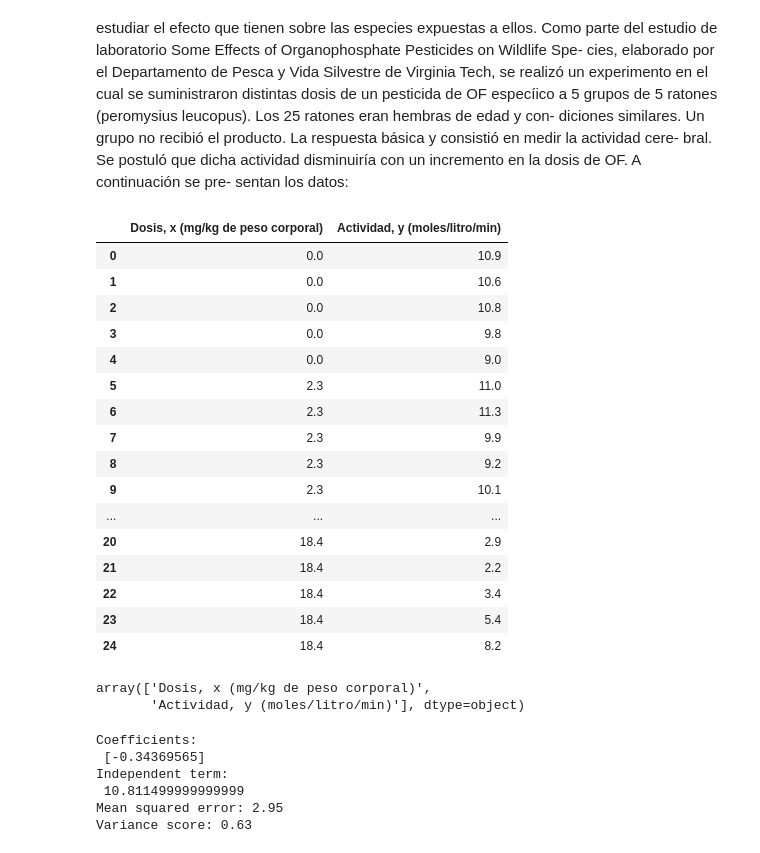
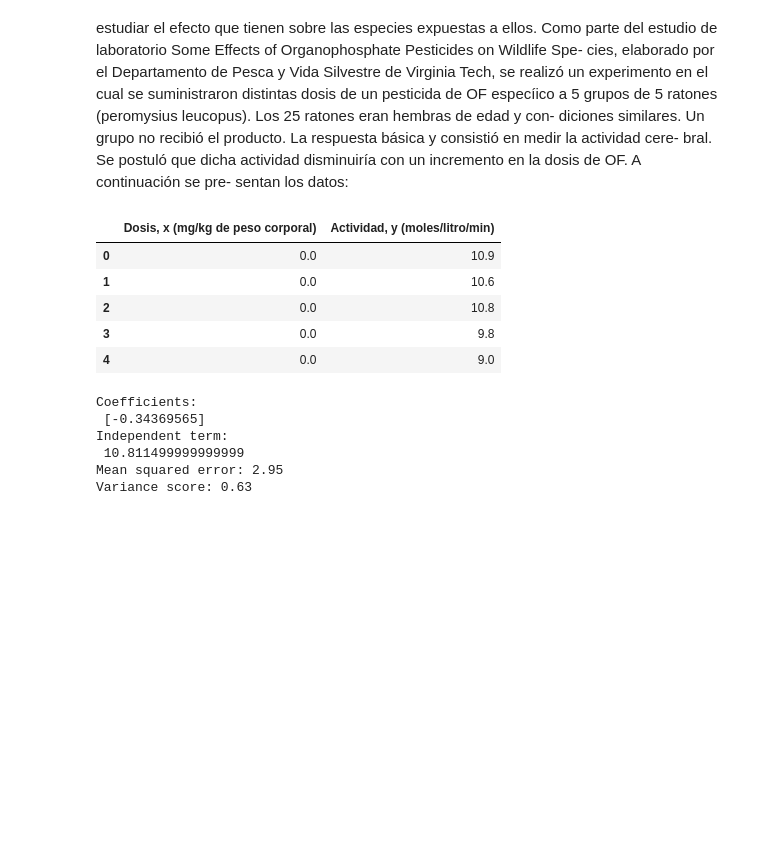
Before and after one commit to papagala/DataScienceMastersDegree, a Jupyter notebook: statistics/notebooks/3-1.ipynb, the cells around one changed output. Cells and saved outputs as stored; diff of their text form; code cells hidden in the pictures; blank space fills up the shorter version.

```diff
--- a/statistics/notebooks/3-1.ipynb
+++ b/statistics/notebooks/3-1.ipynb
@@ -221,30 +221,14 @@ Text(0.5, 1.0, 'Residual plot')
 En los pesticidas se utilizan compuestos de or- ganofosfatos (OF). Sin embargo, es importante estudiar el efecto que tienen sobre las especies expuestas a ellos. Como parte del estudio de laboratorio Some Effects of Organophosphate Pesticides on Wildlife Spe- cies, elaborado por el Departamento de Pesca y Vida Silvestre de Virginia Tech, se realizó un experimento en el cual se suministraron distintas dosis de un pesticida de OF especíico a 5 grupos de 5 ratones (peromysius leucopus). Los 25 ratones eran hembras de edad y con- diciones similares. Un grupo no recibió el producto. La respuesta básica y consistió en medir la actividad cere- bral. Se postuló que dicha actividad disminuiría con un incremento en la dosis de OF. A continuación se pre- sentan los datos:
 # %%
 df=pd.read_csv("3.11.37.csv")
-df
+df.head()
 # %% [output]
 |  | Dosis, x (mg/kg de peso corporal) | Actividad, y (moles/litro/min) |
 | 0 | 0.0 | 10.9 |
 | 1 | 0.0 | 10.6 |
 | 2 | 0.0 | 10.8 |
 | 3 | 0.0 | 9.8 |
 | 4 | 0.0 | 9.0 |
-| 5 | 2.3 | 11.0 |
-| 6 | 2.3 | 11.3 |
-| 7 | 2.3 | 9.9 |
-| 8 | 2.3 | 9.2 |
-| 9 | 2.3 | 10.1 |
-| ... | ... | ... |
-| 20 | 18.4 | 2.9 |
-| 21 | 18.4 | 2.2 |
-| 22 | 18.4 | 3.4 |
-| 23 | 18.4 | 5.4 |
-| 24 | 18.4 | 8.2 |
-# %%
-df.columns.values
-# %% [output]
-array(['Dosis, x (mg/kg de peso corporal)',
-       'Actividad, y (moles/litro/min)'], dtype=object)
 # %%
 # Asignamos nuestra variable de entrada X para entrenamiento y las etiquetas Y.
 X_train = np.array(df["Dosis, x (mg/kg de peso corporal)"]).reshape(-1, 1)
```
Also changed, not shown: parts of 12 cells of this notebook.
